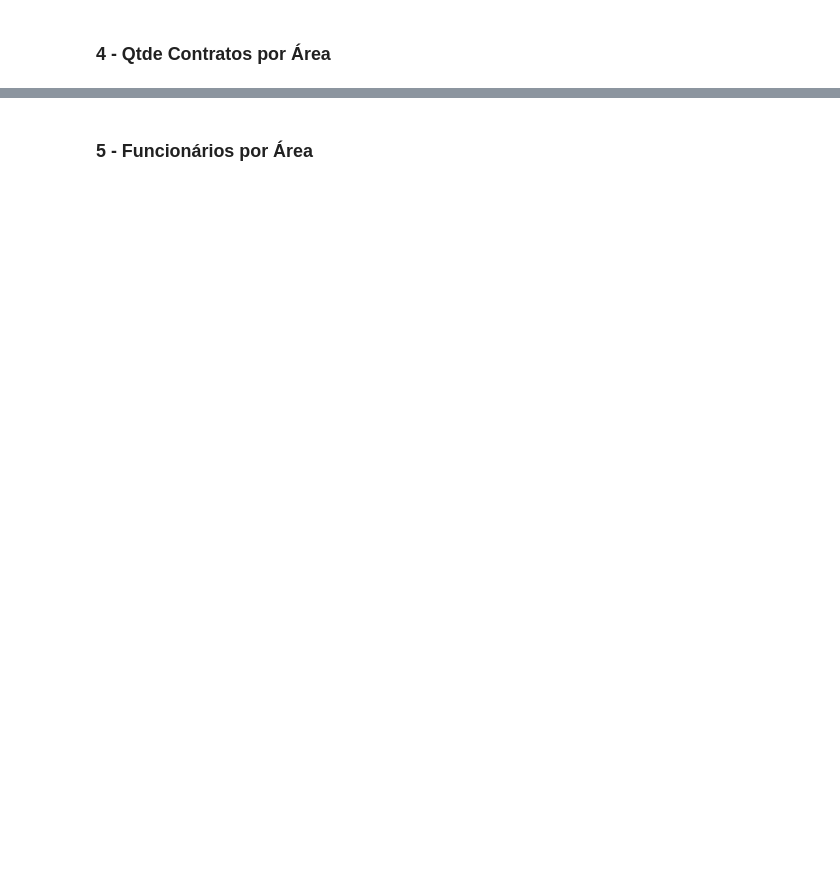
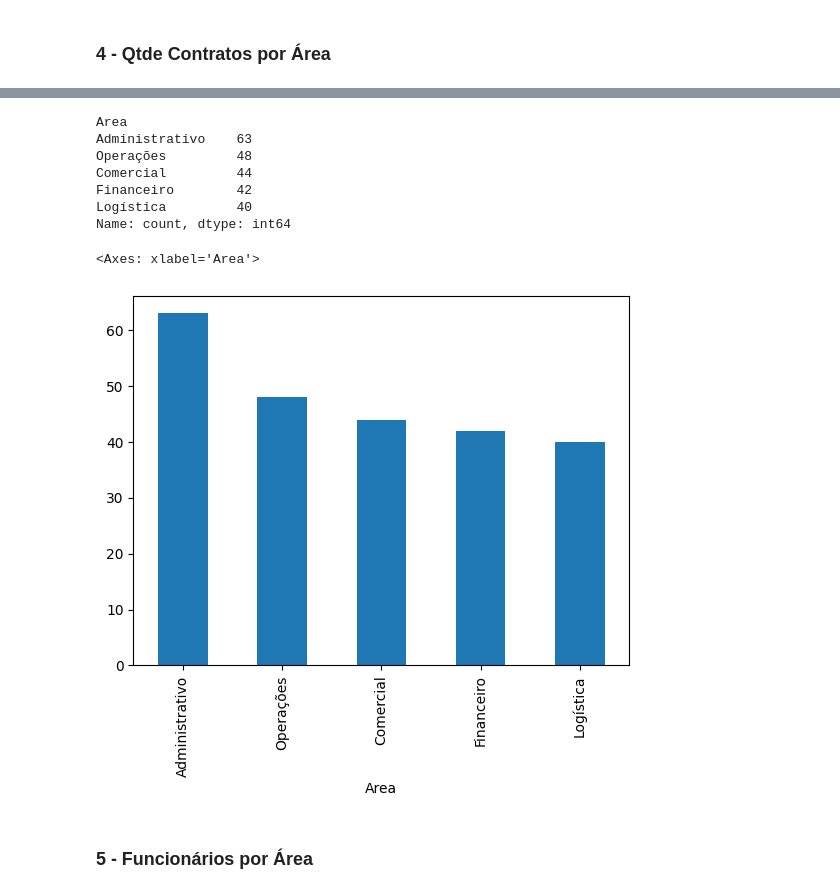
Before and after one commit to alexandreserra1/pandas-2-exercicio, a Jupyter notebook: 18.13 Gabarito - Exercício 3.ipynb, the cells around one changed output, grey strips where cells are left out. Saved outputs shown, nothing was run; the diff lists cells and outputs as text; code cells hidden in the pictures; blank space fills up the shorter version.

```diff
--- a/18.13 Gabarito - Exercício 3.ipynb
+++ b/18.13 Gabarito - Exercício 3.ipynb
@@ -100,2 +135,19 @@ Error:
+# %%
+contratos_area_df = servicos_df[['ID Funcionário']].merge(funcionarios_df[['ID Funcionário', 'Area']], on='ID Funcionário')
+
+# Selecionando os funcionários que estão na área de Vendas
+vendas_area_df = contratos_area_df['Area'].value_counts()
+print(vendas_area_df)
+vendas_area_df.plot(kind='bar')
+# %% [output]
+Area
+Administrativo    63
+Operações         48
+Comercial         44
+Financeiro        42
+Logística         40
+Name: count, dtype: int64
+<Axes: xlabel='Area'>
+[figure, added]
 # %% [markdown]
 ### 5 - Funcionários por Área
```
Also changed, not shown: parts of 9 cells of this notebook, 2 other files.
